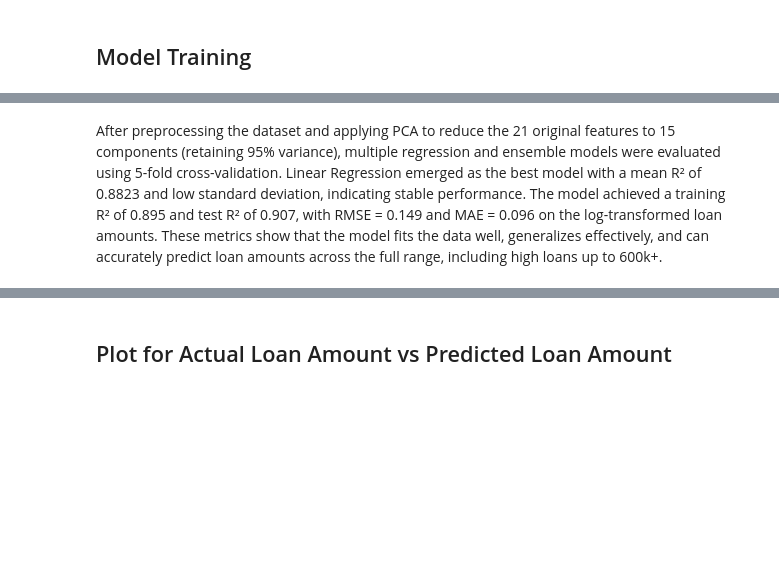
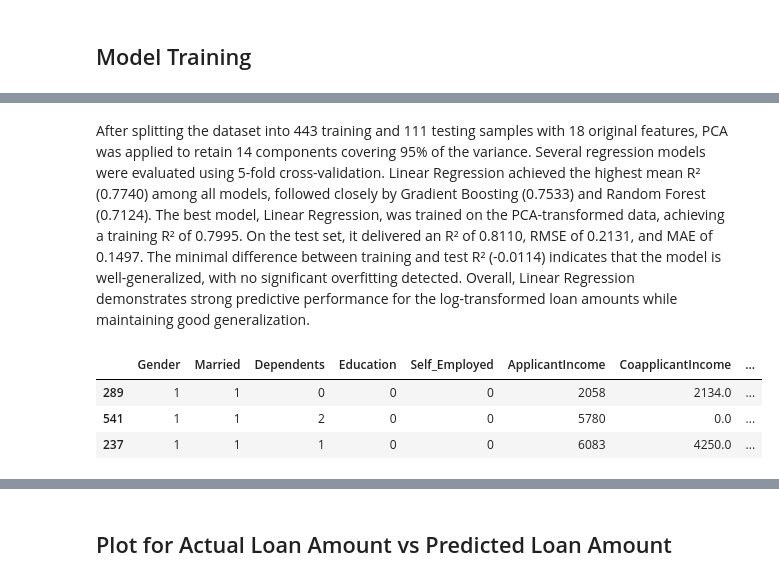
Before and after one commit to ShresthaRajwol/FDS_Project_, a Jupyter notebook: model.ipynb, the cells around one changed output, grey strips where cells are left out. Saved outputs shown, nothing was run; the diff lists cells and outputs as text; code cells hidden in the pictures; blank space fills up the shorter version.

```diff
--- a/model.ipynb
+++ b/model.ipynb
@@ -302,2 +286,54 @@ MAE: 0.09637831079473952
 # %% [markdown]
-After preprocessing the dataset and applying PCA to reduce the 21 original features to 15 components (retaining 95% variance), multiple regression and ensemble models were evaluated using 5-fold cross-validation. Linear Regression emerged as the best model with a mean R² of 0.8823 and low standard deviation, indicating stable performance. The model achieved a training R² of 0.895 and test R² of 0.907, with RMSE = 0.149 and MAE = 0.096 on the log-transformed loan amounts. These metrics show that the model fits the data well, generalizes effectively, and can accurately predict loan amounts across the full range, including high loans up to 600k+.
+After splitting the dataset into 443 training and 111 testing samples with 18 original features, PCA was applied to retain 14 components covering 95% of the variance. Several regression models were evaluated using 5-fold cross-validation. Linear Regression achieved the highest mean R² (0.7740) among all models, followed closely by Gradient Boosting (0.7533) and Random Forest (0.7124). The best model, Linear Regression, was trained on the PCA-transformed data, achieving a training R² of 0.7995. On the test set, it delivered an R² of 0.8110, RMSE of 0.2131, and MAE of 0.1497. The minimal difference between training and test R² (-0.0114) indicates that the model is well-generalized, with no significant overfitting detected. Overall, Linear Regression demonstrates strong predictive performance for the log-transformed loan amounts while maintaining good generalization.
+# %%
+# ================================
+# 13. User Profiles with Loan Prediction + Difference
+# ================================
+
+# Convert log values back to actual loan amount
+y_test_actual = np.expm1(y_test)
+y_pred_actual = np.expm1(y_pred)
+
+# Combine features and results
+results_df = X_test.copy()
+results_df["Actual_LoanAmount"] = y_test_actual
+results_df["Predicted_LoanAmount"] = y_pred_actual
+
+# -------------------------------
+# Function to pick closest row to a target range
+# -------------------------------
+def closest_row(df, min_val, max_val):
+    mid = (min_val + max_val) / 2
+    df_temp = df.copy()
+    df_temp['diff'] = abs(df_temp['Actual_LoanAmount'] - mid)
+    row = df_temp.nsmallest(1, 'diff')
+    return row.drop(columns='diff')
+
+# -------------------------------
+# Pick one user for each loan range
+# -------------------------------
+range_50_120 = closest_row(results_df, 50, 120)
+range_150_250 = closest_row(results_df, 140, 240)
+range_300_500 = closest_row(results_df, 260, 400)
+
+# Combine the three selected profiles
+selected_profiles = pd.concat([range_50_120, range_150_250, range_300_500])
+
+# -------------------------------
+# Add difference column
+# -------------------------------
+selected_profiles["Prediction_Error"] = abs(selected_profiles["Predicted_LoanAmount"] - selected_profiles["Actual_LoanAmount"])
+
+# -------------------------------
+# Display key columns
+# -------------------------------
+display(selected_profiles[[
+    "Gender", "Married", "Dependents", "Education", "Self_Employed",
+    "ApplicantIncome", "CoapplicantIncome", "Total_Income", "Credit_History",
+    "Actual_LoanAmount", "Predicted_LoanAmount", "Prediction_Error"
+]])
+# %% [output]
+|  | Gender | Married | Dependents | Education | Self_Employed | ApplicantIncome | CoapplicantIncome | ... |
+| 289 | 1 | 1 | 0 | 0 | 0 | 2058 | 2134.0 | ... |
+| 541 | 1 | 1 | 2 | 0 | 0 | 5780 | 0.0 | ... |
+| 237 | 1 | 1 | 1 | 0 | 0 | 6083 | 4250.0 | ... |
```
Also changed, not shown: parts of 10 cells of this notebook, 1 other file.
